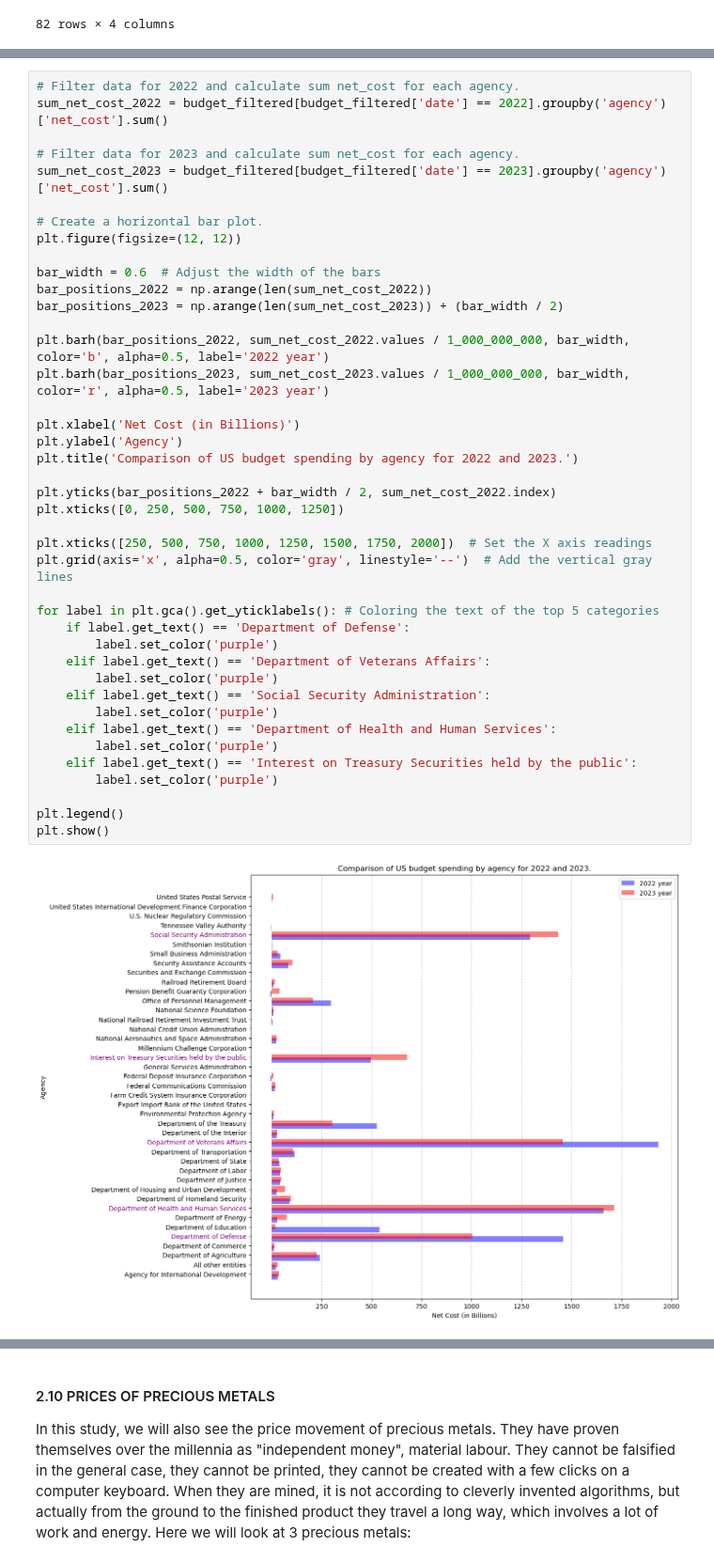
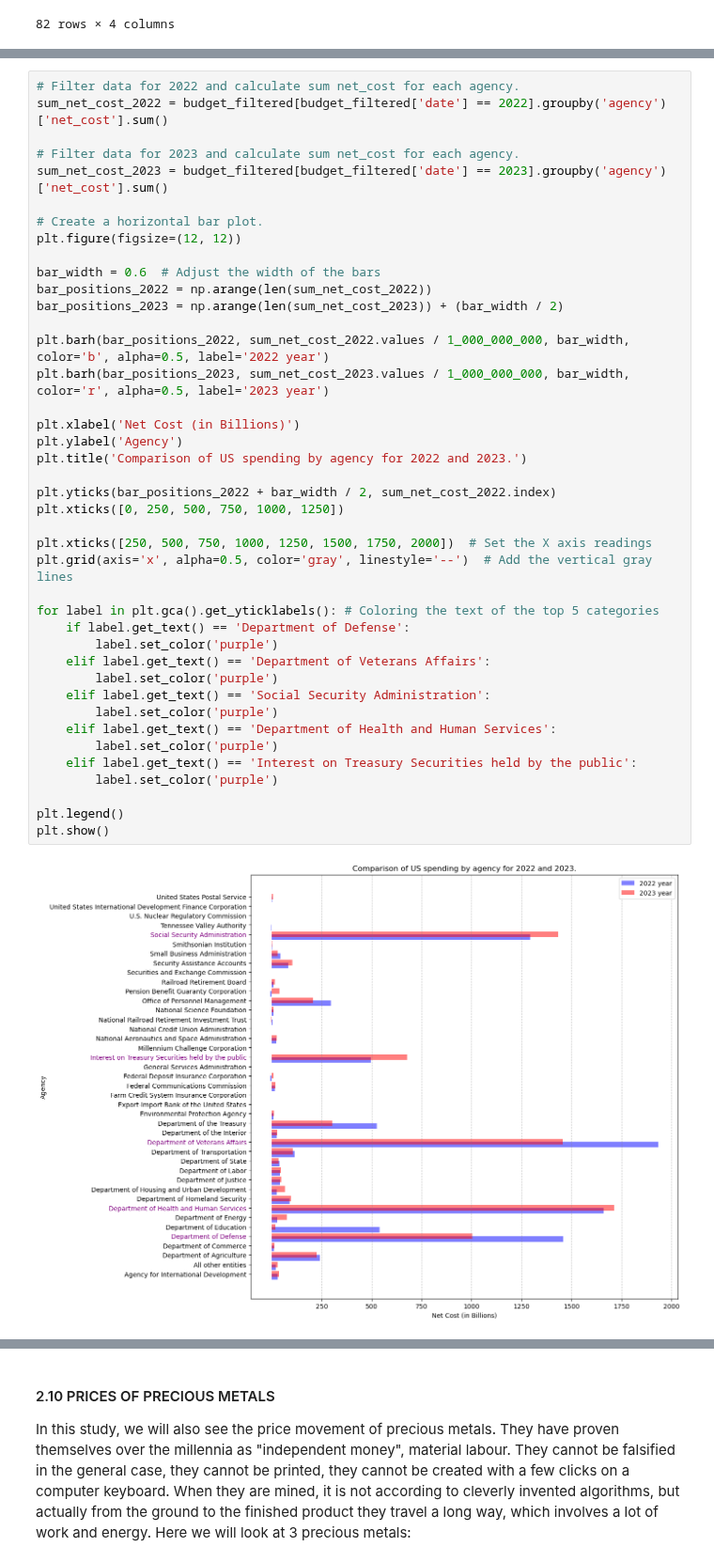
Before and after one commit to Engineer194/Macroeconomic-Analysis-of-the-US-Economy---Part-1, a Jupyter notebook: DATA_Project_v.1.ipynb, the cells around one changed output, grey strips where cells are left out. Shown at 94% size. Drawn from its saved outputs; the diff is of its cells as text.

```diff
--- a/DATA_Project_v.1.ipynb
+++ b/DATA_Project_v.1.ipynb
@@ -518,32 +518,32 @@ bar_width = 0.6  # Adjust the width of the bars
 bar_positions_2022 = np.arange(len(sum_net_cost_2022))
 bar_positions_2023 = np.arange(len(sum_net_cost_2023)) + (bar_width / 2)
 
 plt.barh(bar_positions_2022, sum_net_cost_2022.values / 1_000_000_000, bar_width, color='b', alpha=0.5, label='2022 year')
 plt.barh(bar_positions_2023, sum_net_cost_2023.values / 1_000_000_000, bar_width, color='r', alpha=0.5, label='2023 year')
 
 plt.xlabel('Net Cost (in Billions)')
 plt.ylabel('Agency')
-plt.title('Comparison of US budget spending by agency for 2022 and 2023.')
+plt.title('Comparison of US spending by agency for 2022 and 2023.')
 
 plt.yticks(bar_positions_2022 + bar_width / 2, sum_net_cost_2022.index)
 plt.xticks([0, 250, 500, 750, 1000, 1250])
 
 plt.xticks([250, 500, 750, 1000, 1250, 1500, 1750, 2000])  # Set the X axis readings
 plt.grid(axis='x', alpha=0.5, color='gray', linestyle='--')  # Add the vertical gray lines
 
 for label in plt.gca().get_yticklabels(): # Coloring the text of the top 5 categories
     if label.get_text() == 'Department of Defense':
         label.set_color('purple')
     elif label.get_text() == 'Department of Veterans Affairs':
         label.set_color('purple')
     elif label.get_text() == 'Social Security Administration':
         label.set_color('purple')
     elif label.get_text() == 'Department of Health and Human Services':
         label.set_color('purple')
     elif label.get_text() == 'Interest on Treasury Securities held by the public':
         label.set_color('purple')
 
 plt.legend()
 plt.show()
 # %% [output]
-[figure, old version]
+[figure, new version]
```
Also changed, not shown: parts of 3 cells of this notebook.
